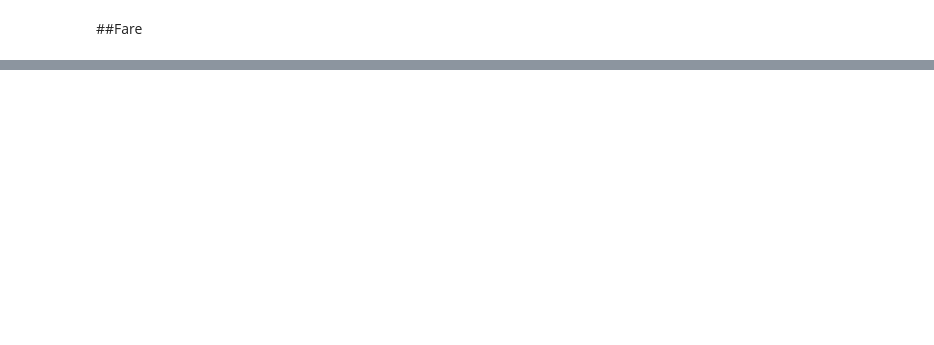
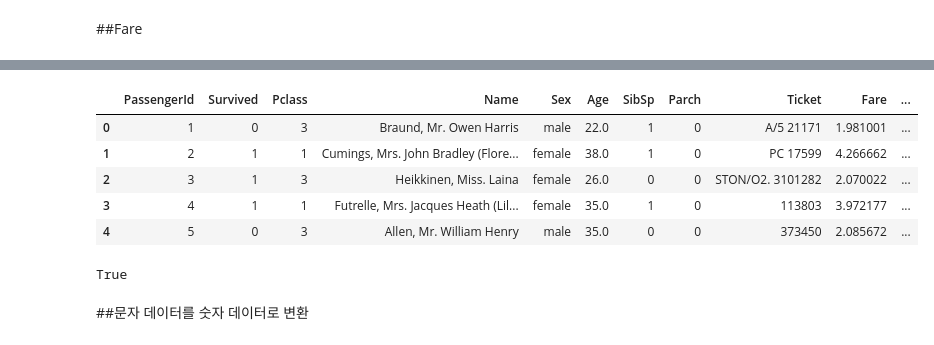
Before and after one commit to HwangHanJae/LearningNote, a Jupyter notebook: titanic_transcription.ipynb, the cells around one changed output, grey strips where cells are left out. Drawn from its saved outputs; the diff is of its cells as text; code cells hidden in the pictures; blank space fills up the shorter version.

```diff
--- a/titanic_transcription.ipynb
+++ b/titanic_transcription.ipynb
@@ -397,0 +501,18 @@ plt.legend(loc='best')
+# %%
+df_train.loc[df_train['Age'] < 10, 'Age_cat'] = 0
+df_train.loc[(10 <= df_train['Age']) & (df_train['Age'] < 20), 'Age_cat'] = 1
+df_train.loc[(20 <= df_train["Age"]) & (df_train['Age'] < 30), "Age_cat"] = 2
+df_train.loc[(30 <= df_train['Age']) & (df_train['Age'] < 40), "Age_cat"] = 3
+df_train.loc[(40 <= df_train['Age']) & (df_train['Age'] < 50), "Age_cat"] = 4
+df_train.loc[(50 <= df_train['Age']) & (df_train['Age'] < 60), "Age_cat"] = 5
+df_train.loc[(60 <= df_train['Age']) & (df_train['Age'] < 70), "Age_cat"] = 6
+df_train.loc[70 <= df_train['Age'], "Age_cat"] = 7
+# %%
+df_train.head()
+# %% [output]
+|  | PassengerId | Survived | Pclass | Name | Sex | Age | SibSp | Parch | Ticket | Fare | ... |
+| 0 | 1 | 0 | 3 | Braund, Mr. Owen Harris | male | 22.0 | 1 | 0 | A/5 21171 | 1.981001 | ... |
+| 1 | 2 | 1 | 1 | Cumings, Mrs. John Bradley (Flore... | female | 38.0 | 1 | 0 | PC 17599 | 4.266662 | ... |
+| 2 | 3 | 1 | 3 | Heikkinen, Miss. Laina | female | 26.0 | 0 | 0 | STON/O2. 3101282 | 2.070022 | ... |
+| 3 | 4 | 1 | 1 | Futrelle, Mrs. Jacques Heath (Lil... | female | 35.0 | 1 | 0 | 113803 | 3.972177 | ... |
+| 4 | 5 | 0 | 3 | Allen, Mr. William Henry | male | 35.0 | 0 | 0 | 373450 | 2.085672 | ... |
@@ -397,0 +539,4 @@ plt.legend(loc='best')
+# %%
+(df_train['Age_cat'] == df_train['Age_cat2']).all()
+# %% [output]
+True
@@ -397,0 +546,2 @@ plt.legend(loc='best')
+# %% [markdown]
+##문자 데이터를 숫자 데이터로 변환
```
Also changed, not shown: parts of 45 cells of this notebook.
